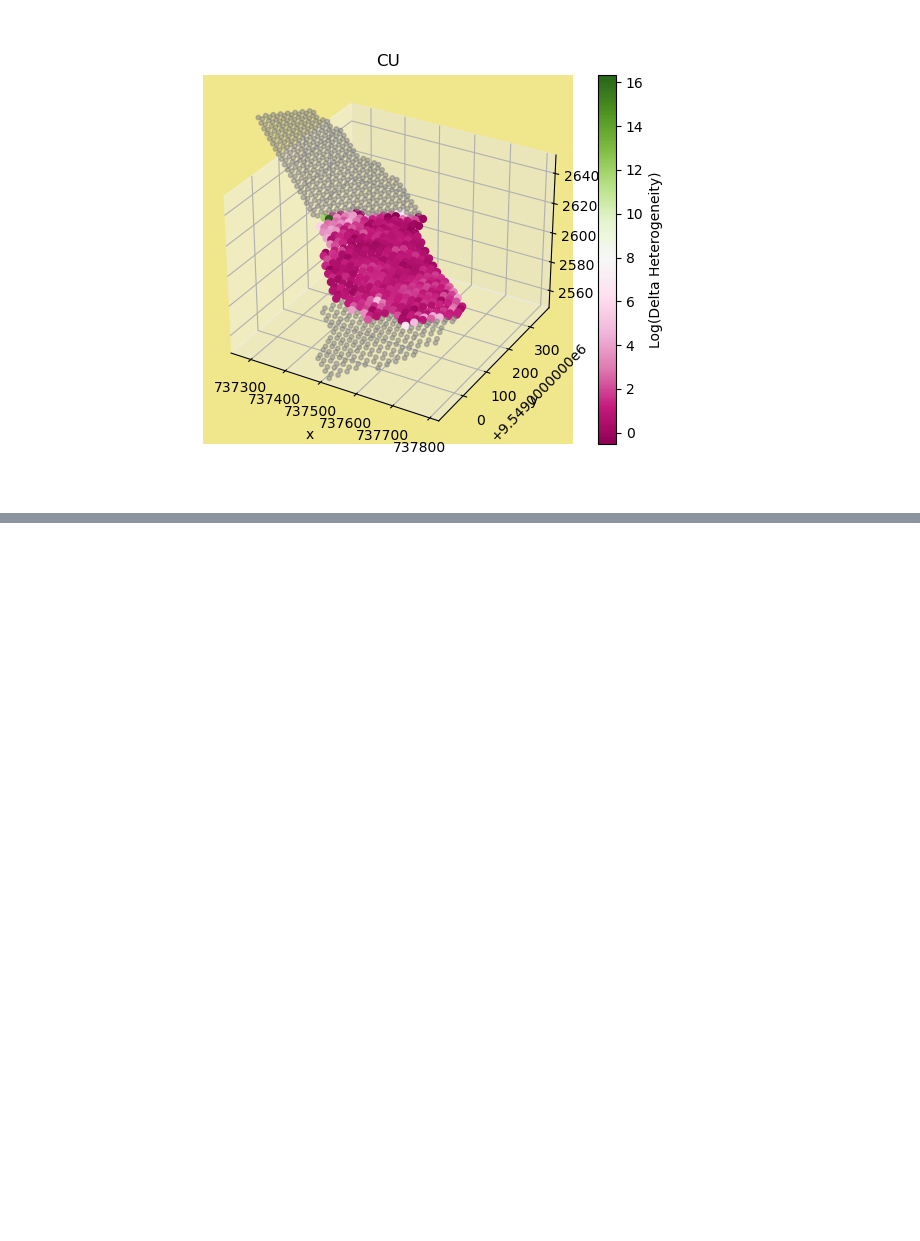
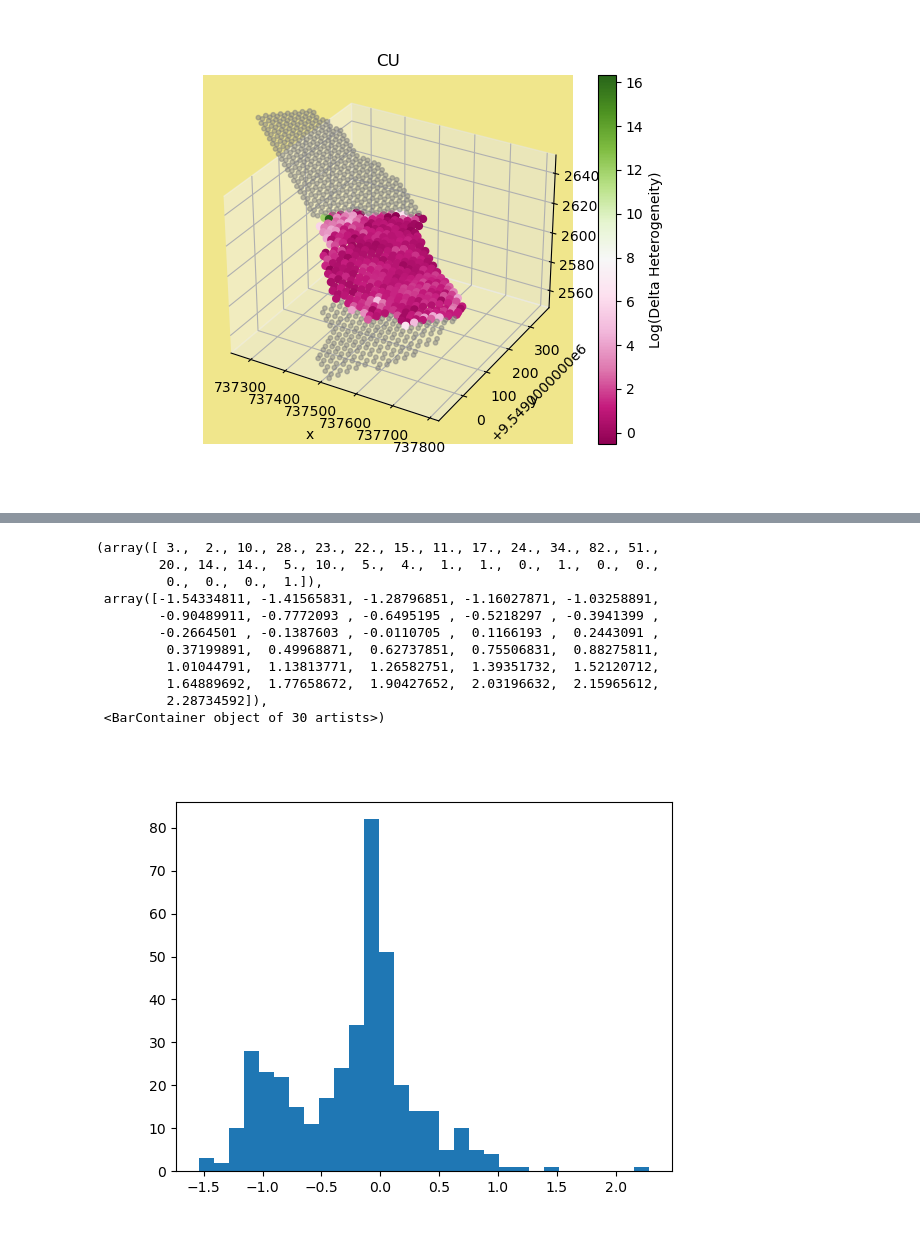
Before and after one commit to jouytrew/masters_pfti, a Jupyter notebook: notebooks/het_analysis_compare_dp_pcbc.ipynb, the cells around one changed output, grey strips where cells are left out. Cells and saved outputs as stored; diff of their text form; code cells hidden in the pictures; blank space fills up the shorter version.

```diff
--- a/notebooks/het_analysis_compare_dp_pcbc.ipynb
+++ b/notebooks/het_analysis_compare_dp_pcbc.ipynb
@@ -351,3 +353,30 @@ cbar = fig.colorbar(p)
 cbar.set_label('Log(Delta Heterogeneity)')
 # %% [output]
 [figure]
+# %%
+delta_hs = {}
+
+x, y = [], []
+
+for dpid in list(dp_coords.index):
+    if dpid not in dp_groups:
+        for element in elements:
+            if element not in delta_hs:
+                delta_hs[element] = []
+            delta_hs[element].append(np.nan)
+    else:
+        dp, pcbc = dp_groups[dpid], pcbc_groups[dpid]
+
+        for element in elements:
+            if element not in delta_hs:
+                delta_hs[element] = []
+
+            if element in dp.resources:
+                dp_h, pcbc_h = dp.resources[element].get_grade(), pcbc.resources[element].get_grade()
+
+                x.append(dp_h)
+                y.append(pcbc_h)
+
+                delta_hs[element].append(dp_h - pcbc_h)
+            else:
+                delta_hs[element].append(np.nan)
@@ -353,0 +440,19 @@ cbar.set_label('Log(Delta Heterogeneity)')
+# %%
+arr = pd.Series(delta_hs['CU'])
+
+fig = plt.figure()
+ax = fig.add_subplot()
+ax.hist(arr, bins=30)
+# %% [output]
+(array([ 3.,  2., 10., 28., 23., 22., 15., 11., 17., 24., 34., 82., 51.,
+        20., 14., 14.,  5., 10.,  5.,  4.,  1.,  1.,  0.,  1.,  0.,  0.,
+         0.,  0.,  0.,  1.]),
+ array([-1.54334811, -1.41565831, -1.28796851, -1.16027871, -1.03258891,
+        -0.90489911, -0.7772093 , -0.6495195 , -0.5218297 , -0.3941399 ,
+        -0.2664501 , -0.1387603 , -0.0110705 ,  0.1166193 ,  0.2443091 ,
+         0.37199891,  0.49968871,  0.62737851,  0.75506831,  0.88275811,
+         1.01044791,  1.13813771,  1.26582751,  1.39351732,  1.52120712,
+         1.64889692,  1.77658672,  1.90427652,  2.03196632,  2.15965612,
+         2.28734592]),
+ <BarContainer object of 30 artists>)
+[figure, added]
```
Also changed, not shown: parts of 8 cells of this notebook, 6 other files.
